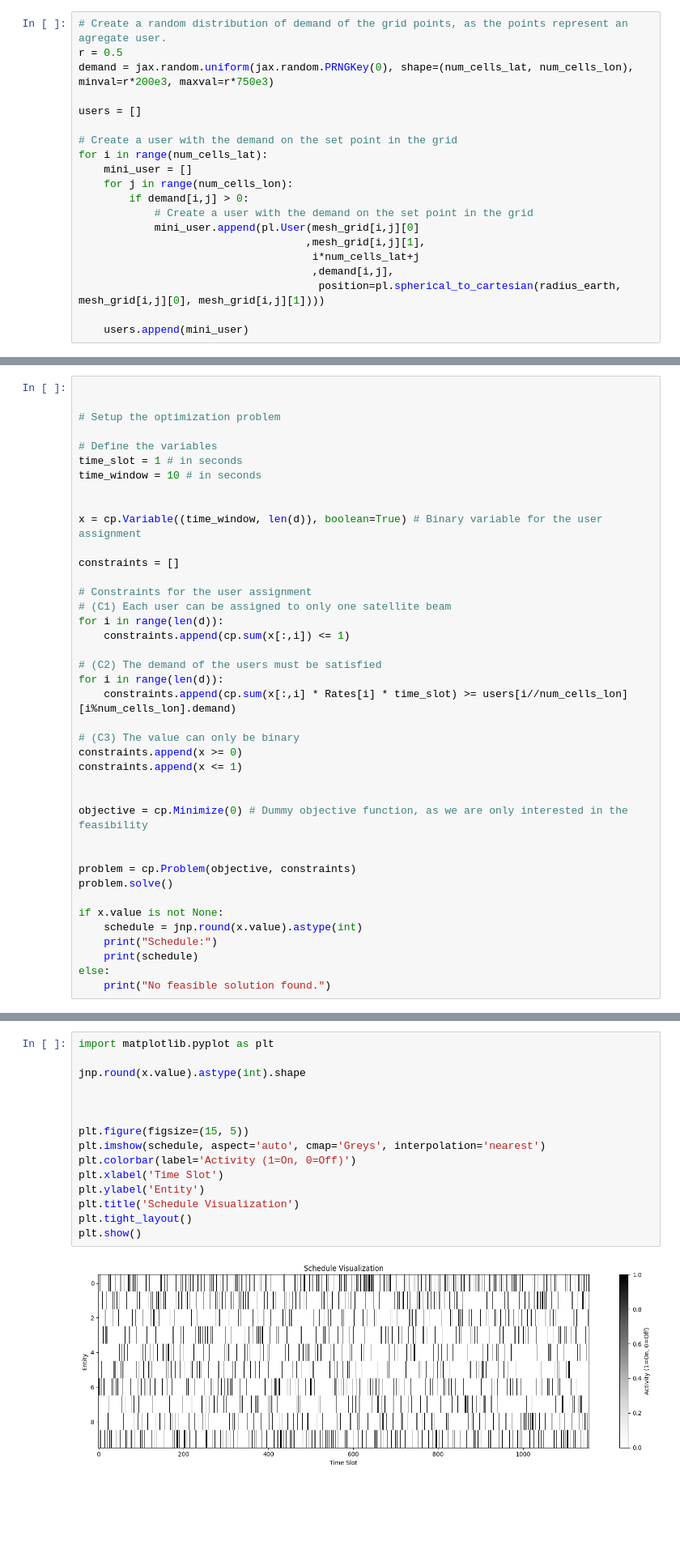
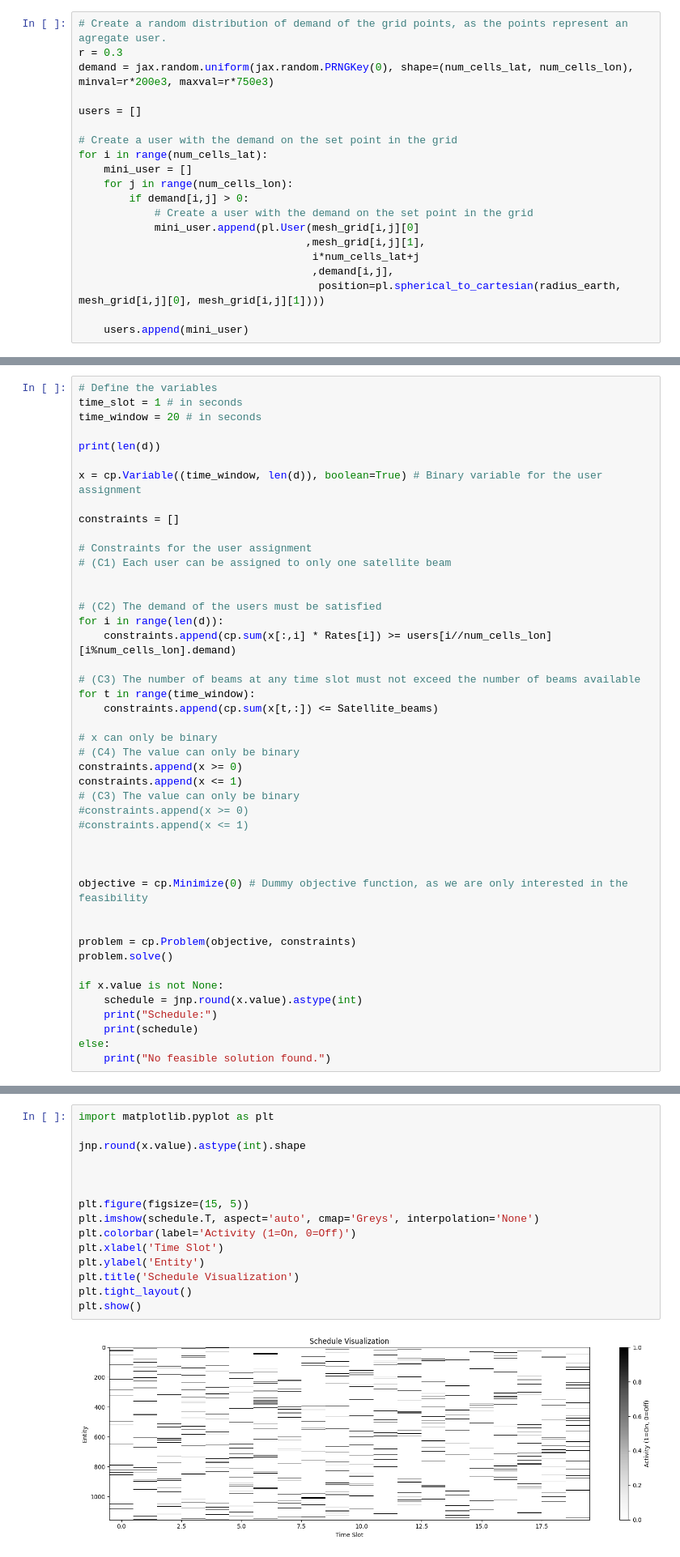
Before and after one commit to AppelEater/P10masters, a Jupyter notebook: DistributeUsersInVisibleAreaOfSatellite.ipynb, the cells around one changed output, grey strips where cells are left out. Shown at 81% size. Saved outputs shown, nothing was run; the diff lists cells and outputs as text; blank space fills up the shorter version.

```diff
--- a/DistributeUsersInVisibleAreaOfSatellite.ipynb
+++ b/DistributeUsersInVisibleAreaOfSatellite.ipynb
@@ -76,7 +76,7 @@ mesh_grid = jnp.stack(pl.generate_latitude_longitude_points(num_cells_lat, num_c
 0.007848061528802385
 # %%
 # Create a random distribution of demand of the grid points, as the points represent an agregate user.
-r = 0.5
+r = 0.3
 demand = jax.random.uniform(jax.random.PRNGKey(0), shape=(num_cells_lat, num_cells_lon), minval=r*200e3, maxval=r*750e3)
 
 users = []
@@ -138,12 +164,9 @@ Array(369109.47, dtype=float32)
 # %%
-
-
-# Setup the optimization problem
-
 # Define the variables
 time_slot = 1 # in seconds
-time_window = 10 # in seconds
+time_window = 20 # in seconds
 
+print(len(d))
 
 x = cp.Variable((time_window, len(d)), boolean=True) # Binary variable for the user assignment
 
@@ -151,16 +174,24 @@ constraints = []
 
 # Constraints for the user assignment
 # (C1) Each user can be assigned to only one satellite beam
-for i in range(len(d)):
-    constraints.append(cp.sum(x[:,i]) <= 1)
+
 
 # (C2) The demand of the users must be satisfied
 for i in range(len(d)):
-    constraints.append(cp.sum(x[:,i] * Rates[i] * time_slot) >= users[i//num_cells_lon][i%num_cells_lon].demand)
+    constraints.append(cp.sum(x[:,i] * Rates[i]) >= users[i//num_cells_lon][i%num_cells_lon].demand)
 
-# (C3) The value can only be binary
+# (C3) The number of beams at any time slot must not exceed the number of beams available
+for t in range(time_window):
+    constraints.append(cp.sum(x[t,:]) <= Satellite_beams)
+
+# x can only be binary
+# (C4) The value can only be binary
 constraints.append(x >= 0)
 constraints.append(x <= 1)
+# (C3) The value can only be binary
+#constraints.append(x >= 0)
+#constraints.append(x <= 1)
+
 
 
 objective = cp.Minimize(0) # Dummy objective function, as we are only interested in the feasibility
@@ -187,17 +219,17 @@ Schedule:
 # %%
 import matplotlib.pyplot as plt
 
 jnp.round(x.value).astype(int).shape
 
 
 
 plt.figure(figsize=(15, 5))
-plt.imshow(schedule, aspect='auto', cmap='Greys', interpolation='nearest')
+plt.imshow(schedule.T, aspect='auto', cmap='Greys', interpolation='None')
 plt.colorbar(label='Activity (1=On, 0=Off)')
 plt.xlabel('Time Slot')
 plt.ylabel('Entity')
 plt.title('Schedule Visualization')
 plt.tight_layout()
 plt.show()
 # %% [output]
-[figure, old version]
+[figure, new version]
```
Also changed, not shown: parts of 7 cells of this notebook, 6 other files.
